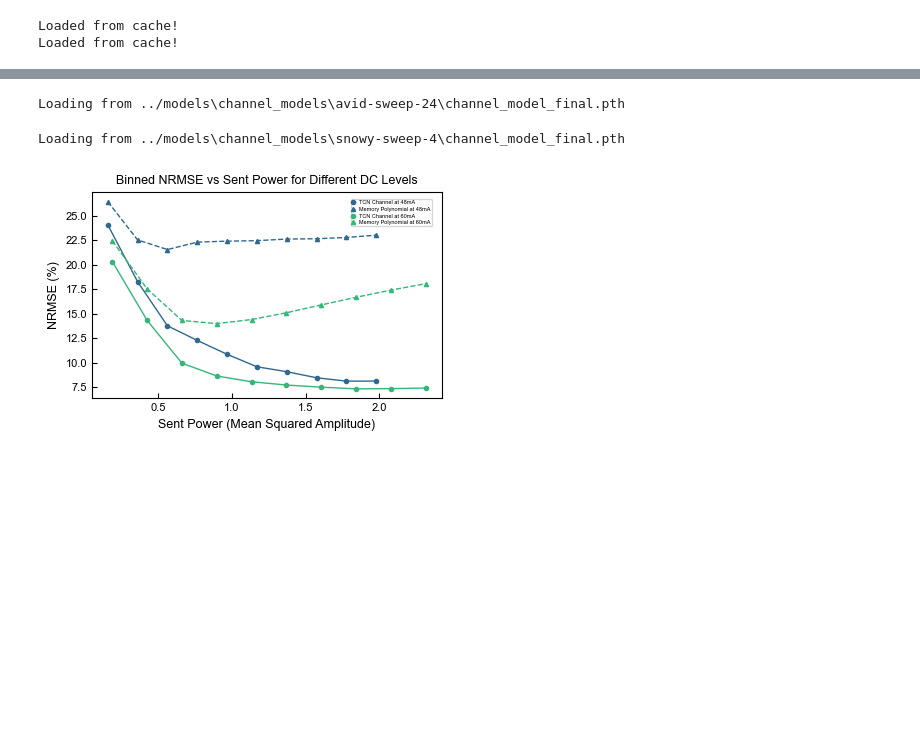
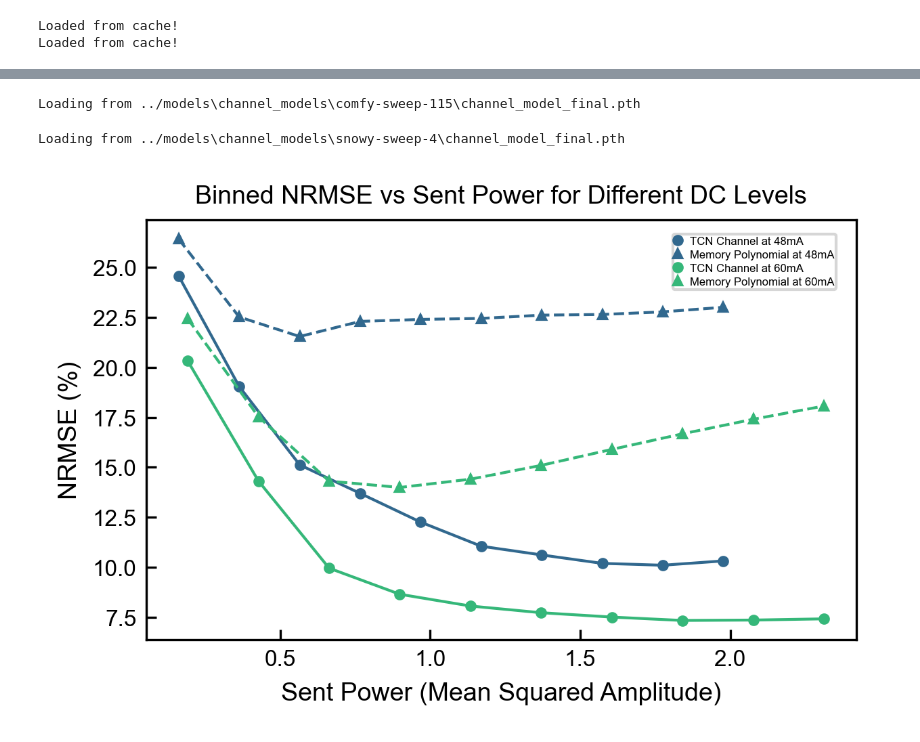
Before and after one commit to UW-Photonics-Lab/prob_tcn_for_LED, a Jupyter notebook: notebooks/make_figures.ipynb, the cells around one changed output, grey strips where cells are left out. Saved outputs shown, nothing was run; the diff lists cells and outputs as text; code cells hidden in the pictures; blank space fills up the shorter version.

```diff
--- a/notebooks/make_figures.ipynb
+++ b/notebooks/make_figures.ipynb
@@ -30,6 +34,7 @@ PROJECT = "mldrivenpeled"
 DEVICE cpu
 # %%
 # Set plotting variables
+
 
 plt.rcParams.update({
     'font.size': 8,
@@ -45,26 +50,25 @@ plt.rcParams.update({
     'lines.markersize': 4,
     'xtick.direction': 'in',
     'ytick.direction': 'in',
-    'axes.linewidth': 0.8,
-})
-
-c_tcn = '#0072B2'
-c_mp = '#D55E00'
+    'axes.linewidth': 0.8
+    })
 # %%
 models = {
     "48mA": {
         'ofdm_info': extract_zarr_data( "..\data\channel_measurements\zarr_files\channel_3e5-7.6MHz_2.68.V_0.125A_48mA_scale2_dynamic_power_0.5-3_v2.zarr", DEVICE),
-        'tcn_channel': "avid-sweep-24",
-        'encoder_decoder_tcn': "blank",
+        'tcn_channel': "comfy-sweep-115",
+        'encoder_decoder_tcn': "volcanic-galaxy-403",
         'memory_polynomial':'blank',
-        'encoder_decoder_mp':'blank'
+        'encoder_decoder_mp':'blank',
+        'grid_search':"yqzp2ezq"
     },
         "60mA": {
         'ofdm_info': extract_zarr_data( "..\data\channel_measurements\zarr_files\channel_3e5-9.2MHz_2.775.V_0.129A_60ma_scale2_dynamic_power_0.5-3.zarr", DEVICE),
         'tcn_channel': "snowy-sweep-4",
         'encoder_decoder_tcn': "blank",
         'memory_polynomial':'blank',
-        'encoder_decoder_mp':'blank'
+        'encoder_decoder_mp':'blank',
+        'grid_search':"jlwt6o4d"
     }
 }
 # %% [output]
@@ -78,8 +81,3 @@ for current_level, model_info in models.items():
     mp_model = memory_polynomial_channel(weights=None, memory_linear=10, memory_nonlinear=10, nonlinearity_order=2, device=torch.device('cpu'))
     _, _ , _ = mp_model.fit(ofdm_info.sent_frames_time, ofdm_info.received_frames_time)
     model_info['memory_polynomial'] = mp_model
-# %%
-mp_48 = models['48mA']['memory_polynomial']
-X = models['48mA']['ofdm_info'].sent_frames_time
-Y = models['48mA']['ofdm_info'].received_frames_time
-mp_48.calculate_err(X, Y, plot=True)
@@ -131,5 +84,9 @@ compute_billings_corrs(r, Y_pred, lag_max=30)
 # %%
 # G2 Plot
+
+plt.rcParams.update({
+    'figure.dpi': 300
+})
 
 # Create scale of colors for different current levels
 current_levels = list(models.keys())
@@ -144,7 +101,6 @@ for current_level, model_info in models.items():
     Y = ofdm_info.received_frames_time.to(DEVICE)
     mp_model = model_info['memory_polynomial']
     tcn_model, tcn_cfg = load_runs_final_artifact(model_info['tcn_channel'], DEVICE, model_type='channel')
-
 
 
     # Divide into N power bins and compare NRMSE
@@ -164,33 +120,33 @@ for current_level, model_info in models.items():
             noisy_y_pred, y_pred_tcn, std_y_pred, nu_y_pred = tcn_model(filtered_x)
             tcn_rmse_loss = calculate_rmse_pct_loss(filtered_y, y_pred_tcn)
             mp_y_pred = mp_model(filtered_x)
             mp_rmse_loss = calculate_rmse_pct_loss(filtered_y, mp_y_pred)
             binned_losses[i, 0] = tcn_rmse_loss
             binned_losses[i, 1] = mp_rmse_loss
         else:
             binned_losses[i, 0] = torch.nan
             binned_losses[i, 1] = torch.nan
 
     # Plot binned losses
     bin_centers = 0.5 * (bins[:-1] + bins[1:])
     plt.plot(bin_centers.cpu(), binned_losses[:, 0].cpu(), color=color_palette[current_levels.index(current_level)], marker='o', markersize=3, linestyle='-', label=f'TCN Channel at {current_level}')
     plt.plot(bin_centers.cpu(), binned_losses[:, 1].cpu(), color=color_palette[current_levels.index(current_level)], marker='^', markersize=3, linestyle='--', label=f'Memory Polynomial at {current_level}')
 
 plt.title("Binned NRMSE vs Sent Power for Different DC Levels")
 plt.xlabel("Sent Power (Mean Squared Amplitude)")
 plt.legend(
     fontsize=4,
     handlelength=0.5,
     labelspacing=0.3,
     borderpad=0.2,
     loc="best",
     bbox_to_anchor=(0.98, 0.98)
 )
 plt.tight_layout()
 plt.ylabel("NRMSE (%)")
 plt.show()
 # %% [output]
-Loading from ../models\channel_models\avid-sweep-24\channel_model_final.pth
+Loading from ../models\channel_models\comfy-sweep-115\channel_model_final.pth
 Loading from ../models\channel_models\snowy-sweep-4\channel_model_final.pth
-[figure, old version]
+[figure, new version]
 # %%
```
Also changed, not shown: parts of 8 cells of this notebook, 15 other files.
